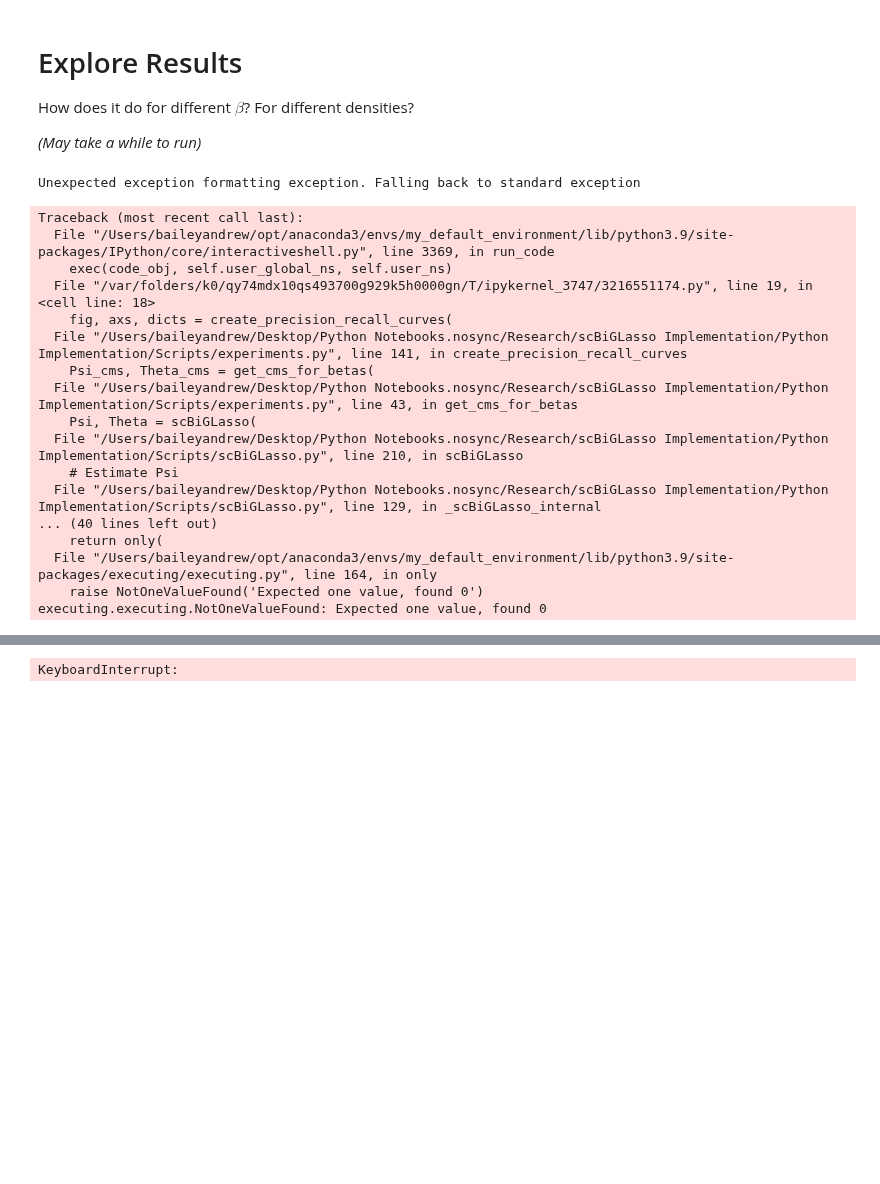
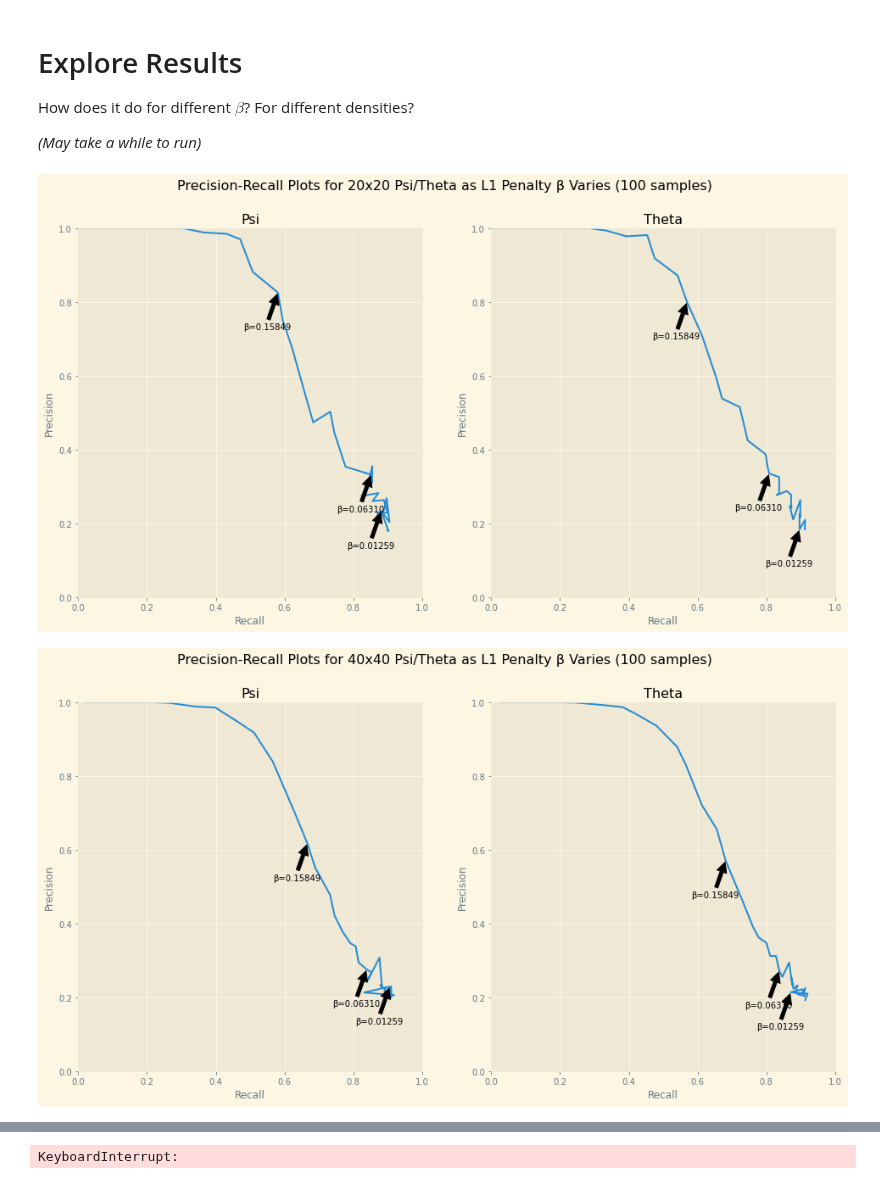
Before and after one commit to BaileyAndrew/antGLasso-Implementation, a Jupyter notebook: Python Implementation/explore.ipynb, the cells around one changed output, grey strips where cells are left out. Saved outputs shown, nothing was run; the diff lists cells and outputs as text; code cells hidden in the pictures; blank space fills up the shorter version.

Commit message:
Ran experiments, started restructuring codebase

```diff
--- a/Python Implementation/explore.ipynb
+++ b/Python Implementation/explore.ipynb
@@ -281,54 +282,42 @@ How does it do for different $\beta$?  For different densities?
 from Scripts.experiments import create_precision_recall_curves
 # %%
 # How does choice of betas and matrix size affect results?
+# on 'easy' data
+# =================== for scBiGLasso ================
 sizes = [20, 40, 60, 80, 100]
 betas = [
     10**np.arange(-2, 0, 0.05), # 20
     10**np.arange(-2, 0, 0.05), # 40
     10**np.arange(-1, 1, 0.05), # 60
     10**np.arange(-1, 1, 0.1), # 80
     10**np.arange(-1, 1, 0.1) # 100
 ]
 interesting_indices = [
     [2, 16, 24],
     [2, 16, 24],
     [2, 12, 16],
     [2, 6, 10],
     [2, 6, 10, 14]
 ]
 vary_sizes_experiment = dict({})
 for idx, size in enumerate(sizes):
     fig, axs, dicts = create_precision_recall_curves(
         betas[idx],
         100,
         size,
         attempts=25,
-        indices_to_highlight=interesting_indices[idx]
+        indices_to_highlight=interesting_indices[idx],
+        alg="scBiGLasso",
+        df_scale=2
     )
     vary_sizes_experiment[size] = dicts
-    #fig.savefig(f'../Plots/Vary-Sizes-Experiment/Precision-Recall-Vary-Sizes-{size}')
+    fig.savefig(f'../Plots/Vary Sizes - scBiGLasso - Easy/Precision-Recall-Vary-Sizes-{size}')
     display(fig) # Force figure to display NOW (`fig.show()` does not do this)
     plt.close(fig) # Suppress double-displaying the figure
 #np.save('../Data/Vary-Sizes-Experiment/Precisions-and-Recalls.npy', vary_sizes_experiment)
 
 # Obeservation: the larger the size, the more 'stable' the results are, as in
 # the precision-recall curve is smoother
 # %% [output]
-Unexpected exception formatting exception. Falling back to standard exception
-Traceback (most recent call last):
-  File "/Users/baileyandrew/opt/anaconda3/envs/my_default_environment/lib/python3.9/site-packages/IPython/core/interactiveshell.py", line 3369, in run_code
-    exec(code_obj, self.user_global_ns, self.user_ns)
-  File "/var/folders/k0/qy74mdx10qs493700g929k5h0000gn/T/ipykernel_3747/3216551174.py", line 19, in <cell line: 18>
-    fig, axs, dicts = create_precision_recall_curves(
-  File "/Users/baileyandrew/Desktop/Python Notebooks.nosync/Research/scBiGLasso Implementation/Python Implementation/Scripts/experiments.py", line 141, in create_precision_recall_curves
-    Psi_cms, Theta_cms = get_cms_for_betas(
-  File "/Users/baileyandrew/Desktop/Python Notebooks.nosync/Research/scBiGLasso Implementation/Python Implementation/Scripts/experiments.py", line 43, in get_cms_for_betas
-    Psi, Theta = scBiGLasso(
-  File "/Users/baileyandrew/Desktop/Python Notebooks.nosync/Research/scBiGLasso Implementation/Python Implementation/Scripts/scBiGLasso.py", line 210, in scBiGLasso
-    # Estimate Psi
-  File "/Users/baileyandrew/Desktop/Python Notebooks.nosync/Research/scBiGLasso Implementation/Python Implementation/Scripts/scBiGLasso.py", line 129, in _scBiGLasso_internal
-... (40 lines left out)
-    return only(
-  File "/Users/baileyandrew/opt/anaconda3/envs/my_default_environment/lib/python3.9/site-packages/executing/executing.py", line 164, in only
-    raise NotOneValueFound('Expected one value, found 0')
-executing.executing.NotOneValueFound: Expected one value, found 0
+[figure, added]
+[figure, added]
```
Also changed, not shown: parts of 16 cells of this notebook, 32 other files.
